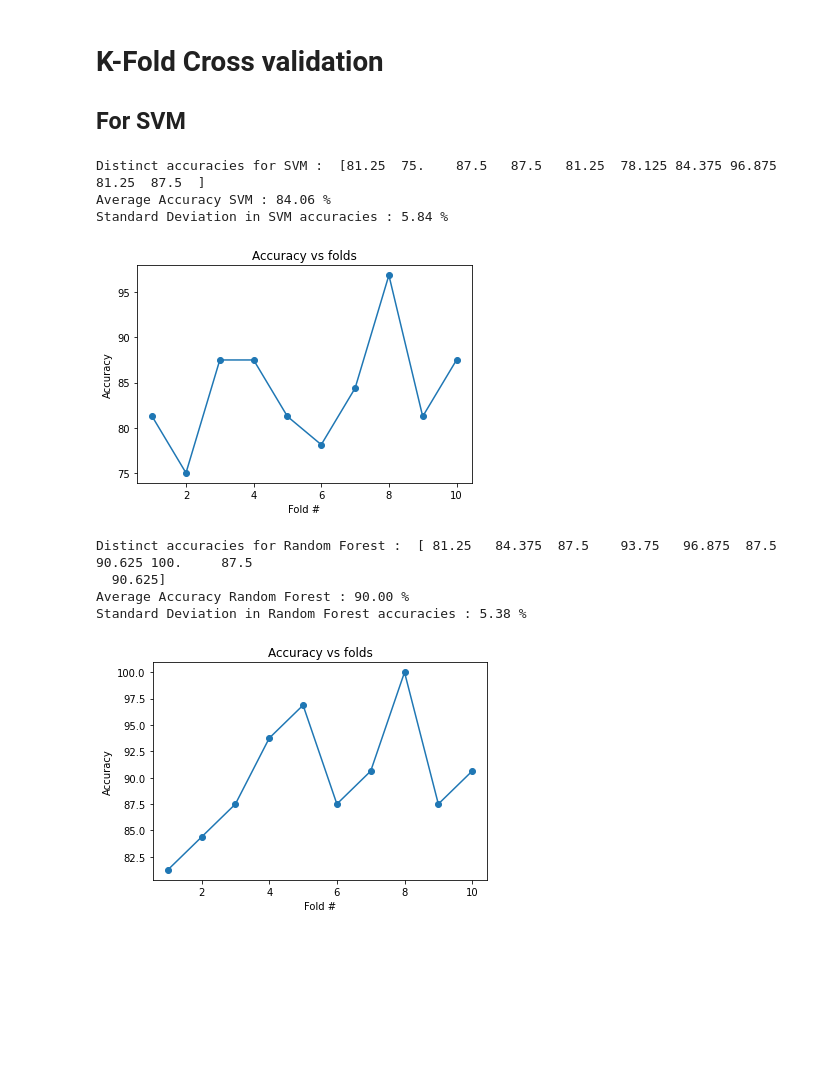
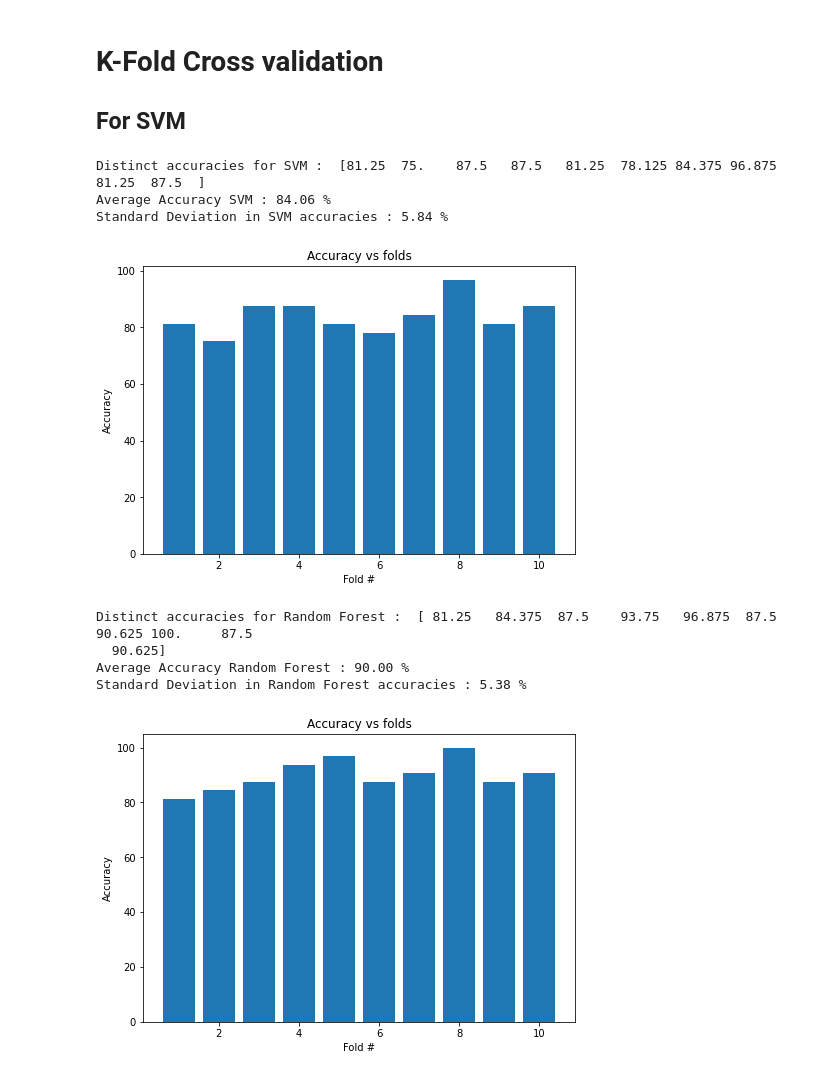
Before and after one commit to weasel-codes/google-colab, a Jupyter notebook: SpaceVectorMachine.ipynb, the cells around one changed output. Cells and saved outputs as stored; diff of their text form; code cells hidden in the pictures; blank space fills up the shorter version.

Commit message:
Displaying bar-graphs for accuracies

```diff
--- a/SpaceVectorMachine.ipynb
+++ b/SpaceVectorMachine.ipynb
@@ -286,7 +286,9 @@ print("Distinct accuracies for SVM : ", accuracies*100)
 print("Average Accuracy SVM : {:.2f} %".format(accuracies.mean()*100))
 print("Standard Deviation in SVM accuracies : {:.2f} %".format(accuracies.std()*100))
 
-plot.plot(np.arange(1,len(accuracies)+1), accuracies*100, marker='o', linestyle='solid')
+fig = plot.figure()
+ax = fig.add_axes([0,0,1,1])
+ax.bar(np.arange(1,len(accuracies)+1), accuracies*100)
 plot.xlabel("Fold #")
 plot.ylabel("Accuracy")
 plot.title("Accuracy vs folds")
@@ -295,23 +297,25 @@ plot.show()
 Distinct accuracies for SVM :  [81.25  75.    87.5   87.5   81.25  78.125 84.375 96.875 81.25  87.5  ]
 Average Accuracy SVM : 84.06 %
 Standard Deviation in SVM accuracies : 5.84 %
-[figure, old version]
+[figure, new version]
 # %%
 # For Random Forest
 from sklearn.model_selection import cross_val_score
 accuracies = cross_val_score(estimator = classifierForrest, X = X_train, y = Y_train, cv = 10)
 print("Distinct accuracies for Random Forest : ", accuracies*100)
 print("Average Accuracy Random Forest : {:.2f} %".format(accuracies.mean()*100))
 print("Standard Deviation in Random Forest accuracies : {:.2f} %".format(accuracies.std()*100))
 
-plot.plot(np.arange(1,len(accuracies)+1), accuracies*100, marker='o', linestyle='solid')
-plot.xlabel("Fold #")
+fig = plot.figure()
+ax = fig.add_axes([0,0,1,1])
+ax.bar(np.arange(1,len(accuracies)+1), accuracies*100)
+plot.xlabel("Fold#")
 plot.ylabel("Accuracy")
 plot.title("Accuracy vs folds")
 plot.show()
 # %% [output]
 Distinct accuracies for Random Forest :  [ 81.25   84.375  87.5    93.75   96.875  87.5    90.625 100.     87.5
   90.625]
 Average Accuracy Random Forest : 90.00 %
 Standard Deviation in Random Forest accuracies : 5.38 %
-[figure, old version]
+[figure, new version]
```
